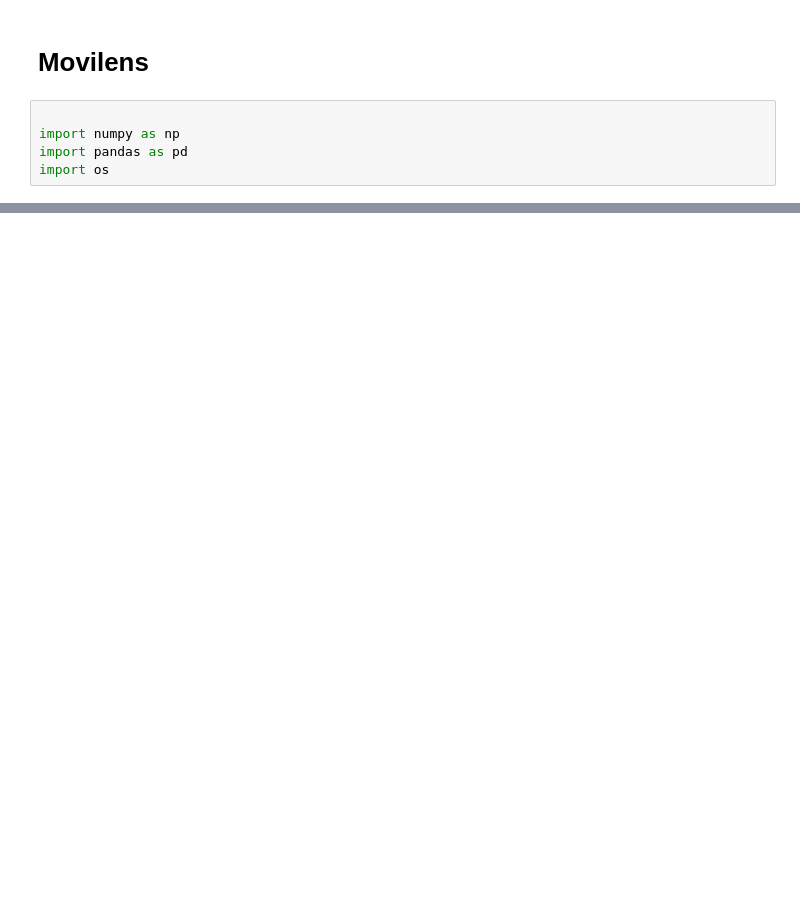
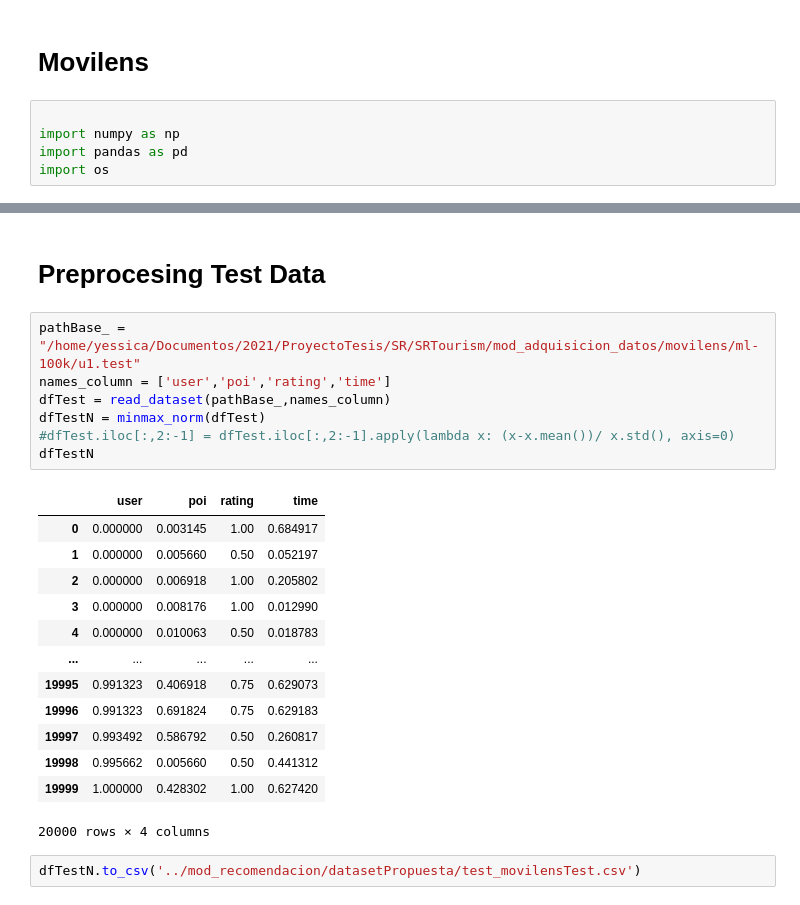
Before and after one commit to YessicaCh/SRTourism, a Jupyter notebook: Test Movilens .ipynb, the cells around one changed output, grey strips where cells are left out. Saved outputs shown, nothing was run; the diff lists cells and outputs as text; blank space fills up the shorter version.

```diff
--- a/Test Movilens .ipynb
+++ b/Test Movilens .ipynb
@@ -35,0 +48,25 @@ read_dataset(pathBase)
+# %% [markdown]
+# Preprocesing Test Data
+# %%
+pathBase_ =  "/home/yessica/Documentos/2021/ProyectoTesis/SR/SRTourism/mod_adquisicion_datos/movilens/ml-100k/u1.test"
+names_column = ['user','poi','rating','time']
+dfTest = read_dataset(pathBase_,names_column)
+dfTestN = minmax_norm(dfTest)
+#dfTest.iloc[:,2:-1] = dfTest.iloc[:,2:-1].apply(lambda x: (x-x.mean())/ x.std(), axis=0)
+dfTestN
+# %% [output]
+|  | user | poi | rating | time |
+| 0 | 0.000000 | 0.003145 | 1.00 | 0.684917 |
+| 1 | 0.000000 | 0.005660 | 0.50 | 0.052197 |
+| 2 | 0.000000 | 0.006918 | 1.00 | 0.205802 |
+| 3 | 0.000000 | 0.008176 | 1.00 | 0.012990 |
+| 4 | 0.000000 | 0.010063 | 0.50 | 0.018783 |
+| ... | ... | ... | ... | ... |
+| 19995 | 0.991323 | 0.406918 | 0.75 | 0.629073 |
+| 19996 | 0.991323 | 0.691824 | 0.75 | 0.629183 |
+| 19997 | 0.993492 | 0.586792 | 0.50 | 0.260817 |
+| 19998 | 0.995662 | 0.005660 | 0.50 | 0.441312 |
+| 19999 | 1.000000 | 0.428302 | 1.00 | 0.627420 |
+20000 rows × 4 columns
+# %%
+dfTestN.to_csv('../mod_recomendacion/datasetPropuesta/test_movilensTest.csv')
```
Also changed, not shown: parts of 7 cells of this notebook, 1 other file.
